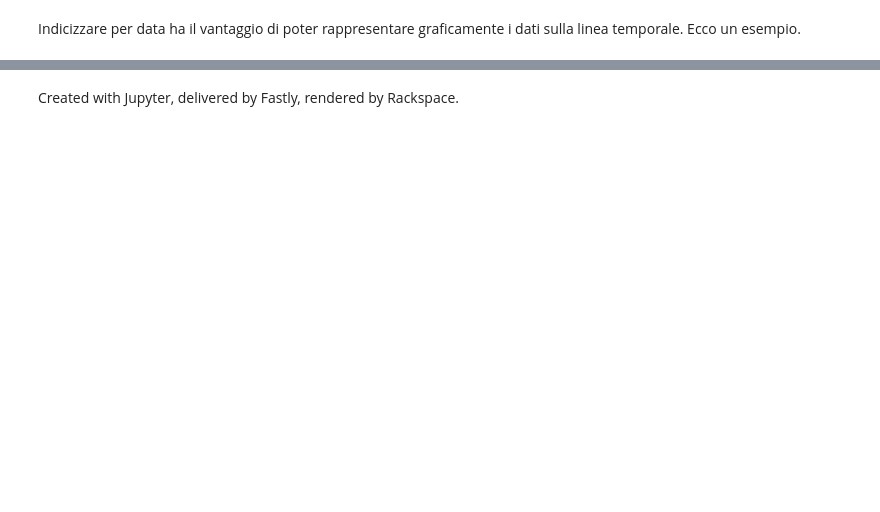
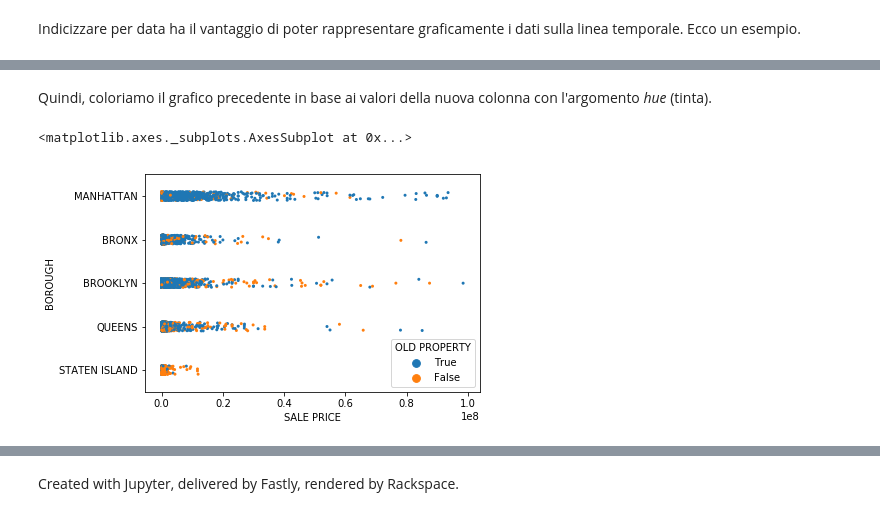
Before and after one commit to fbagattini/Master_BIM, a Jupyter notebook: 8. Pandas.ipynb, the cells around one changed output, grey strips where cells are left out. Drawn from its saved outputs; the diff is of its cells as text; code cells hidden in the pictures; blank space fills up the shorter version.

```diff
--- a/8. Pandas.ipynb
+++ b/8. Pandas.ipynb
@@ -383,0 +437,4 @@ sns.distplot(df['SALE PRICE'])
+# %%
+df['OLD PROPERTY'] = (df['YEAR BUILT'] < 1950).astype(str)
+
+df[['YEAR BUILT', 'OLD PROPERTY']].head(10)
@@ -383,0 +474,7 @@ sns.distplot(df['SALE PRICE'])
+# %% [markdown]
+Quindi, coloriamo il grafico precedente in base ai valori della nuova colonna con l'argomento *hue* (tinta).
+# %%
+sns.stripplot('SALE PRICE', 'BOROUGH', data=df, hue='OLD PROPERTY', size=3)
+# %% [output]
+<matplotlib.axes._subplots.AxesSubplot at 0x...>
+[figure, added]
```
Also changed, not shown: parts of 58 cells of this notebook, 3 other files.
